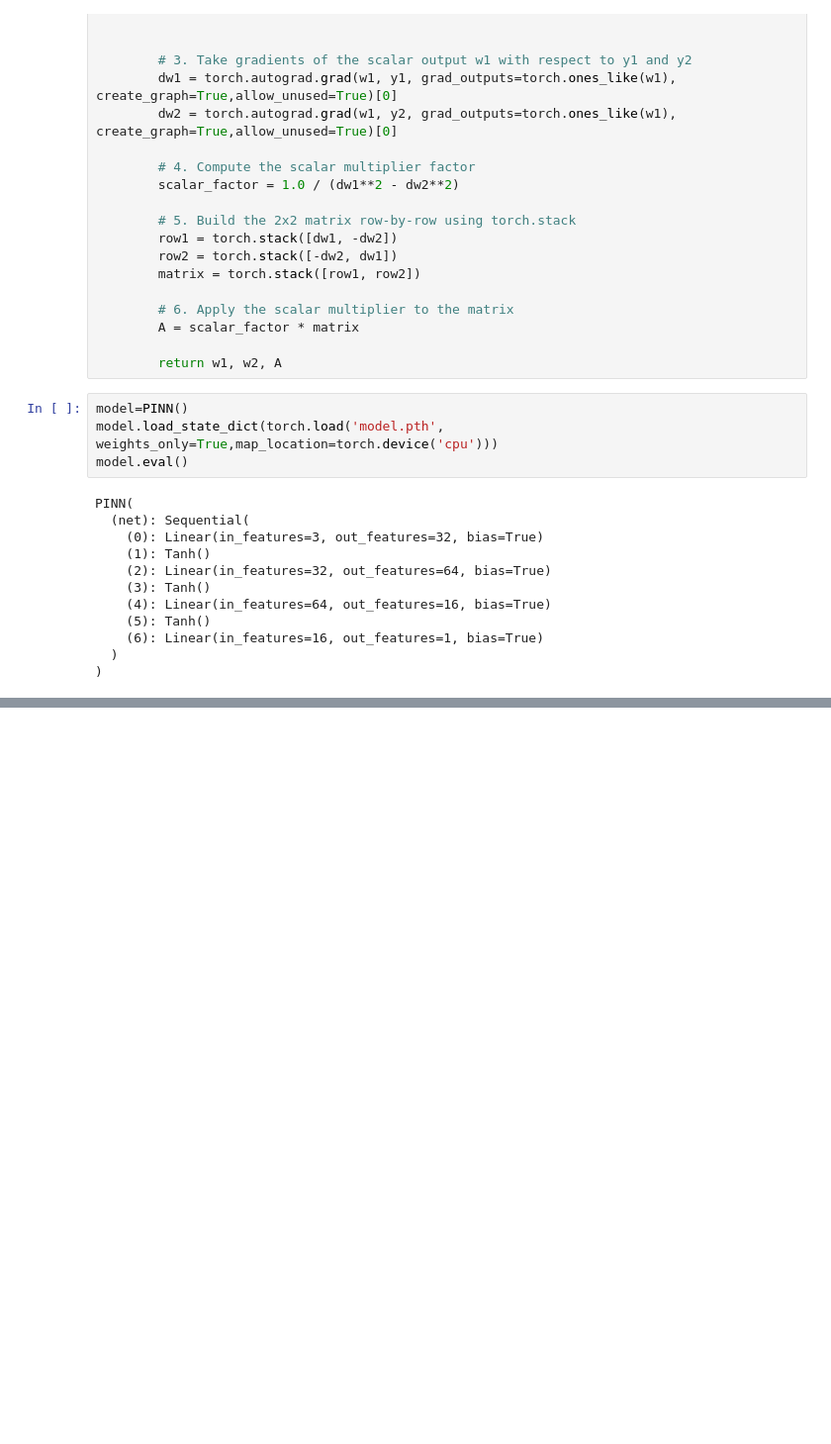
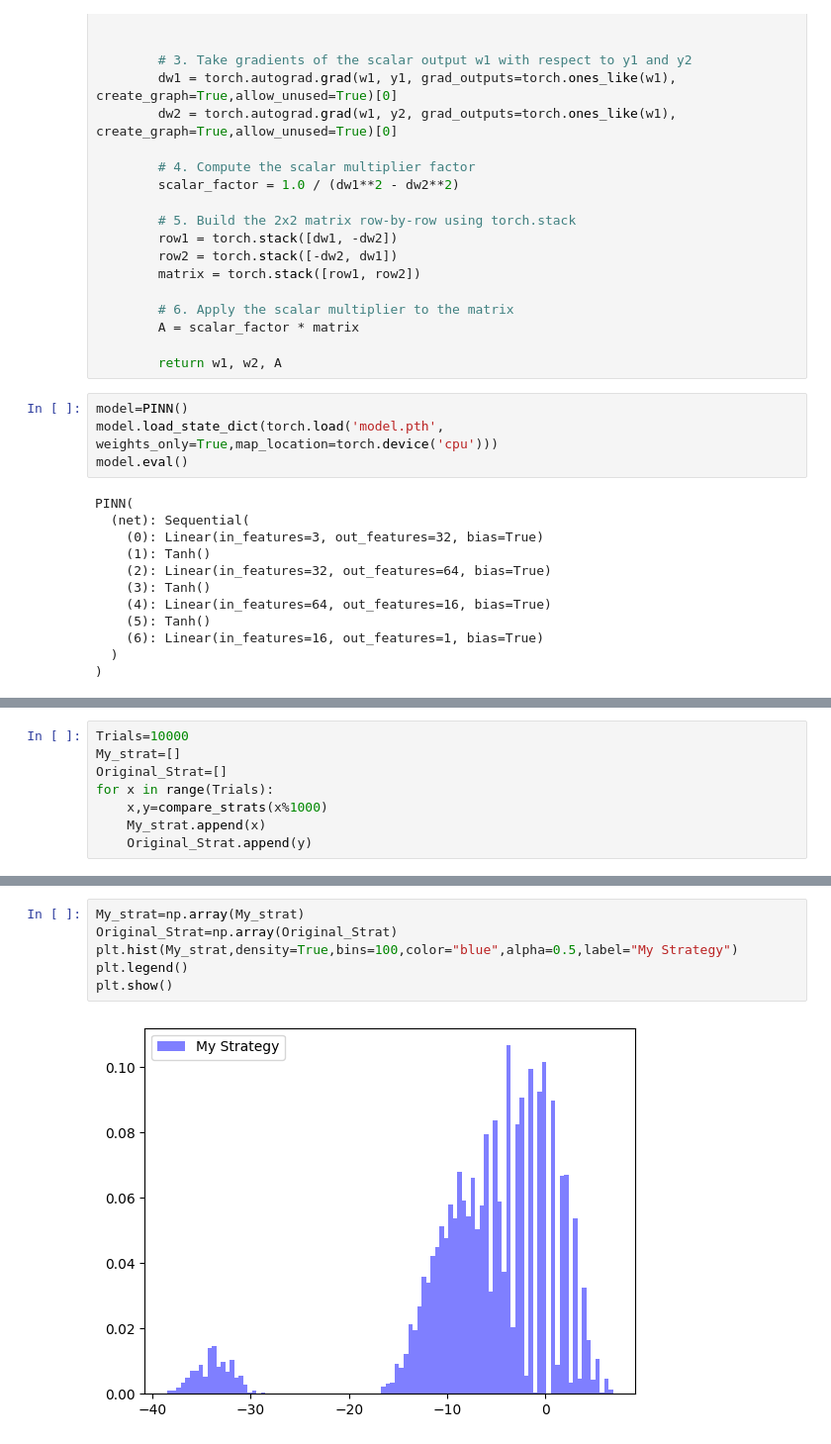
Before and after one commit to Raghava-Ayyagari/Quant-Trading, a Jupyter notebook: Black_and_Scholes/Strategy.ipynb, the cells around one changed output, grey strips where cells are left out. Shown at 99% size. Drawn from its saved outputs; the diff is of its cells as text; blank space fills up the shorter version.

Commit message:
Added visualisation

```diff
--- a/Black_and_Scholes/Strategy.ipynb
+++ b/Black_and_Scholes/Strategy.ipynb
@@ -269,0 +294,8 @@ Returns in strategy other are: -12.55%
+# %%
+Trials=10000
+My_strat=[]
+Original_Strat=[]
+for x in range(Trials):
+    x,y=compare_strats(x%1000)
+    My_strat.append(x)
+    Original_Strat.append(y)
@@ -269,0 +323,8 @@ Returns in strategy other are: -12.55%
+# %%
+My_strat=np.array(My_strat)
+Original_Strat=np.array(Original_Strat)
+plt.hist(My_strat,density=True,bins=100,color="blue",alpha=0.5,label="My Strategy")
+plt.legend()
+plt.show()
+# %% [output]
+[figure, added]
```
Also changed, not shown: parts of 8 cells of this notebook.
